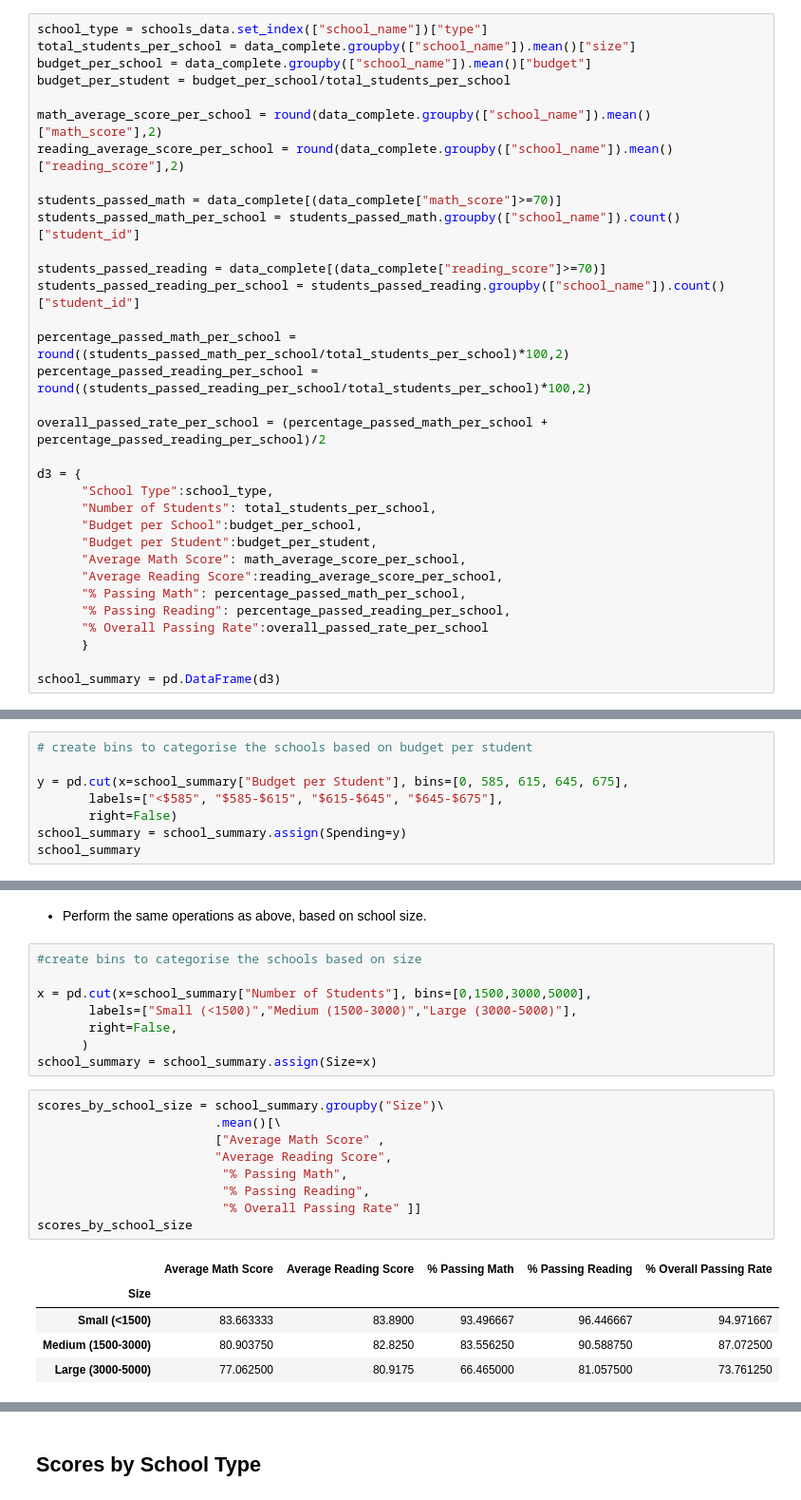
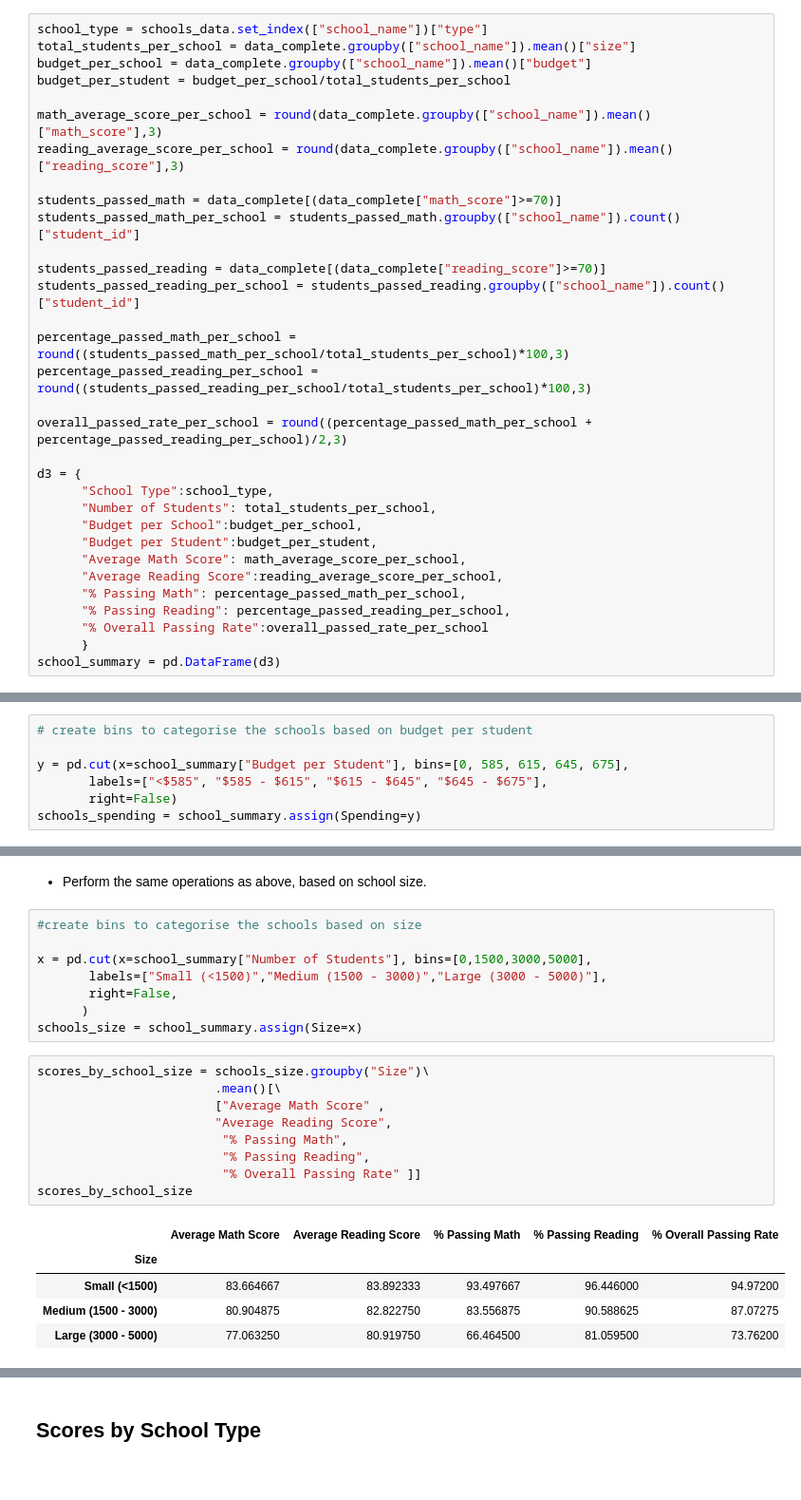
Before and after one commit to daniela-matos/school_performance_trends, a Jupyter notebook: PyCitySchools_starter.ipynb, the cells around one changed output, grey strips where cells are left out. Shown at 95% size. Drawn from its saved outputs; the diff is of its cells as text.

```diff
--- a/PyCitySchools_starter.ipynb
+++ b/PyCitySchools_starter.ipynb
@@ -65,8 +73,8 @@ total_students_per_school = data_complete.groupby(["school_name"]).mean()["size"
 budget_per_school = data_complete.groupby(["school_name"]).mean()["budget"]
 budget_per_student = budget_per_school/total_students_per_school
 
-math_average_score_per_school = round(data_complete.groupby(["school_name"]).mean()["math_score"],2)
-reading_average_score_per_school = round(data_complete.groupby(["school_name"]).mean()["reading_score"],2)
+math_average_score_per_school = round(data_complete.groupby(["school_name"]).mean()["math_score"],3)
+reading_average_score_per_school = round(data_complete.groupby(["school_name"]).mean()["reading_score"],3)
 
 students_passed_math = data_complete[(data_complete["math_score"]>=70)]
 students_passed_math_per_school = students_passed_math.groupby(["school_name"]).count()["student_id"]
@@ -74,10 +82,10 @@ students_passed_math_per_school = students_passed_math.groupby(["school_name"]).
 students_passed_reading = data_complete[(data_complete["reading_score"]>=70)]
 students_passed_reading_per_school = students_passed_reading.groupby(["school_name"]).count()["student_id"]
 
-percentage_passed_math_per_school = round((students_passed_math_per_school/total_students_per_school)*100,2)
-percentage_passed_reading_per_school = round((students_passed_reading_per_school/total_students_per_school)*100,2)
+percentage_passed_math_per_school = round((students_passed_math_per_school/total_students_per_school)*100,3)
+percentage_passed_reading_per_school = round((students_passed_reading_per_school/total_students_per_school)*100,3)
 
-overall_passed_rate_per_school = (percentage_passed_math_per_school + percentage_passed_reading_per_school)/2
+overall_passed_rate_per_school = round((percentage_passed_math_per_school + percentage_passed_reading_per_school)/2,3)
 
 d3 = {
       "School Type":school_type,
@@ -90,5 +98,4 @@ d3 = {
       "% Passing Reading": percentage_passed_reading_per_school,
       "% Overall Passing Rate":overall_passed_rate_per_school
       }
-
 school_summary = pd.DataFrame(d3)
@@ -270,7 +269,6 @@ avg_reading_grade_per_school
 # create bins to categorise the schools based on budget per student
 
 y = pd.cut(x=school_summary["Budget per Student"], bins=[0, 585, 615, 645, 675],
-       labels=["<$585", "$585-$615", "$615-$645", "$645-$675"],
+       labels=["<$585", "$585 - $615", "$615 - $645", "$645 - $675"],
        right=False)
-school_summary = school_summary.assign(Spending=y)
-school_summary
+schools_spending = school_summary.assign(Spending=y)
@@ -315,22 +296,22 @@ scores_by_school_spending
 #create bins to categorise the schools based on size
 
 x = pd.cut(x=school_summary["Number of Students"], bins=[0,1500,3000,5000],
-       labels=["Small (<1500)","Medium (1500-3000)","Large (3000-5000)"],
+       labels=["Small (<1500)","Medium (1500 - 3000)","Large (3000 - 5000)"],
        right=False,
       )
-school_summary = school_summary.assign(Size=x)
+schools_size = school_summary.assign(Size=x)
 # %%
-scores_by_school_size = school_summary.groupby("Size")\
+scores_by_school_size = schools_size.groupby("Size")\
                         .mean()[\
                         ["Average Math Score" ,
                         "Average Reading Score",
                          "% Passing Math",
                          "% Passing Reading",
                          "% Overall Passing Rate" ]]
 scores_by_school_size
 # %% [output]
 |  | Average Math Score | Average Reading Score | % Passing Math | % Passing Reading | % Overall Passing Rate |
 | Size |  |  |  |  |  |
-| Small (<1500) | 83.663333 | 83.8900 | 93.496667 | 96.446667 | 94.971667 |
-| Medium (1500-3000) | 80.903750 | 82.8250 | 83.556250 | 90.588750 | 87.072500 |
-| Large (3000-5000) | 77.062500 | 80.9175 | 66.465000 | 81.057500 | 73.761250 |
+| Small (<1500) | 83.664667 | 83.892333 | 93.497667 | 96.446000 | 94.97200 |
+| Medium (1500 - 3000) | 80.904875 | 82.822750 | 83.556875 | 90.588625 | 87.07275 |
+| Large (3000 - 5000) | 77.063250 | 80.919750 | 66.464500 | 81.059500 | 73.76200 |
```
Also changed, not shown: parts of 23 cells of this notebook.
